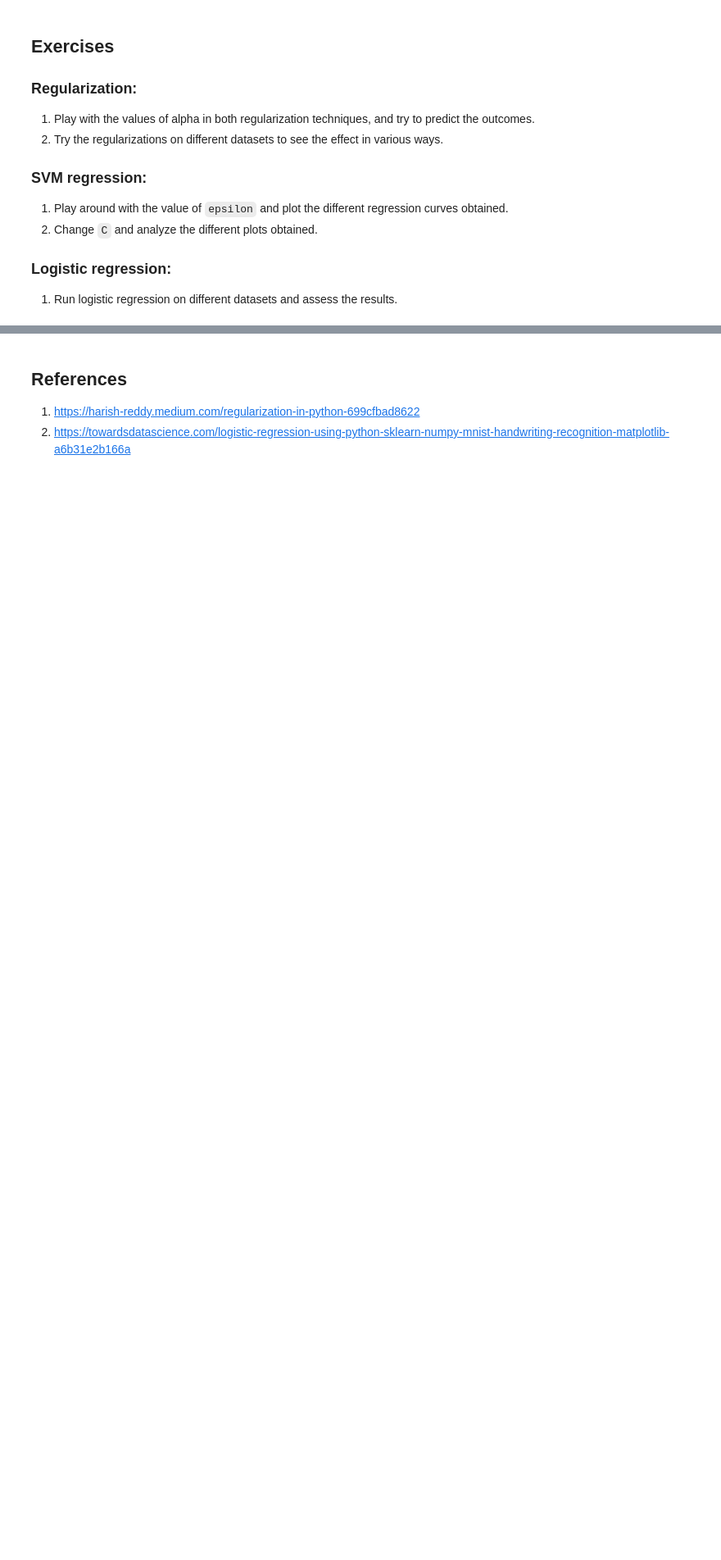
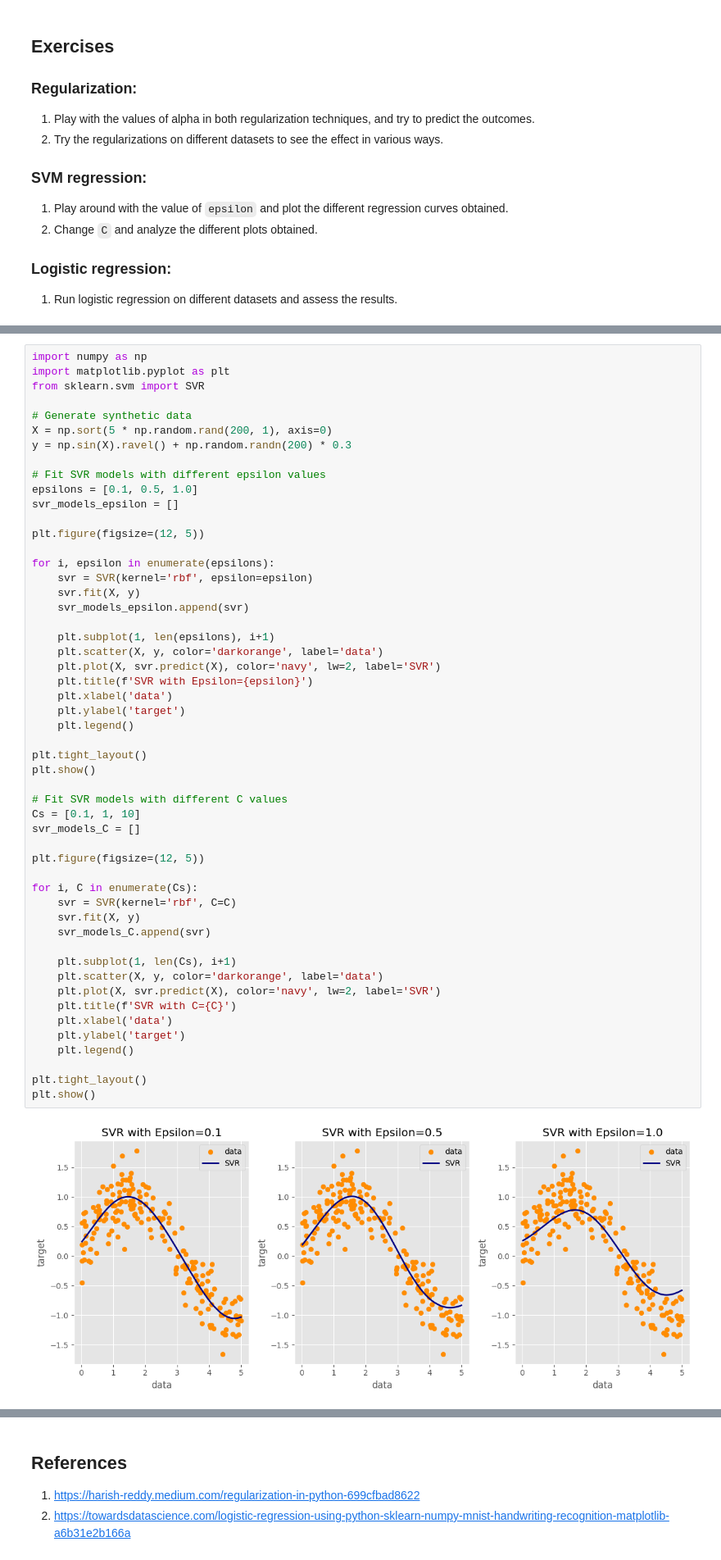
Before and after one commit to Ksrinivas286/Fmml, a Jupyter notebook: Regression_Lab_3.ipynb, the cells around one changed output, grey strips where cells are left out. Shown at 82% size. Saved outputs shown, nothing was run; the diff lists cells and outputs as text; blank space fills up the shorter version.

```diff
--- a/Regression_Lab_3.ipynb
+++ b/Regression_Lab_3.ipynb
@@ -647,0 +691,54 @@ plt.title(all_sample_title, size = 15);
+# %%
+import numpy as np
+import matplotlib.pyplot as plt
+from sklearn.svm import SVR
+
+# Generate synthetic data
+X = np.sort(5 * np.random.rand(200, 1), axis=0)
+y = np.sin(X).ravel() + np.random.randn(200) * 0.3
+
+# Fit SVR models with different epsilon values
+epsilons = [0.1, 0.5, 1.0]
+svr_models_epsilon = []
+
+plt.figure(figsize=(12, 5))
+
+for i, epsilon in enumerate(epsilons):
+    svr = SVR(kernel='rbf', epsilon=epsilon)
+    svr.fit(X, y)
+    svr_models_epsilon.append(svr)
+
+    plt.subplot(1, len(epsilons), i+1)
+    plt.scatter(X, y, color='darkorange', label='data')
+    plt.plot(X, svr.predict(X), color='navy', lw=2, label='SVR')
+    plt.title(f'SVR with Epsilon={epsilon}')
+    plt.xlabel('data')
+    plt.ylabel('target')
+    plt.legend()
+
+plt.tight_layout()
+plt.show()
+
+# Fit SVR models with different C values
+Cs = [0.1, 1, 10]
+svr_models_C = []
+
+plt.figure(figsize=(12, 5))
+
+for i, C in enumerate(Cs):
+    svr = SVR(kernel='rbf', C=C)
+    svr.fit(X, y)
+    svr_models_C.append(svr)
+
+    plt.subplot(1, len(Cs), i+1)
+    plt.scatter(X, y, color='darkorange', label='data')
+    plt.plot(X, svr.predict(X), color='navy', lw=2, label='SVR')
+    plt.title(f'SVR with C={C}')
+    plt.xlabel('data')
+    plt.ylabel('target')
+    plt.legend()
+
+plt.tight_layout()
+plt.show()
+# %% [output]
+[figure, added]
```
Also changed, not shown: parts of 7 cells of this notebook.
